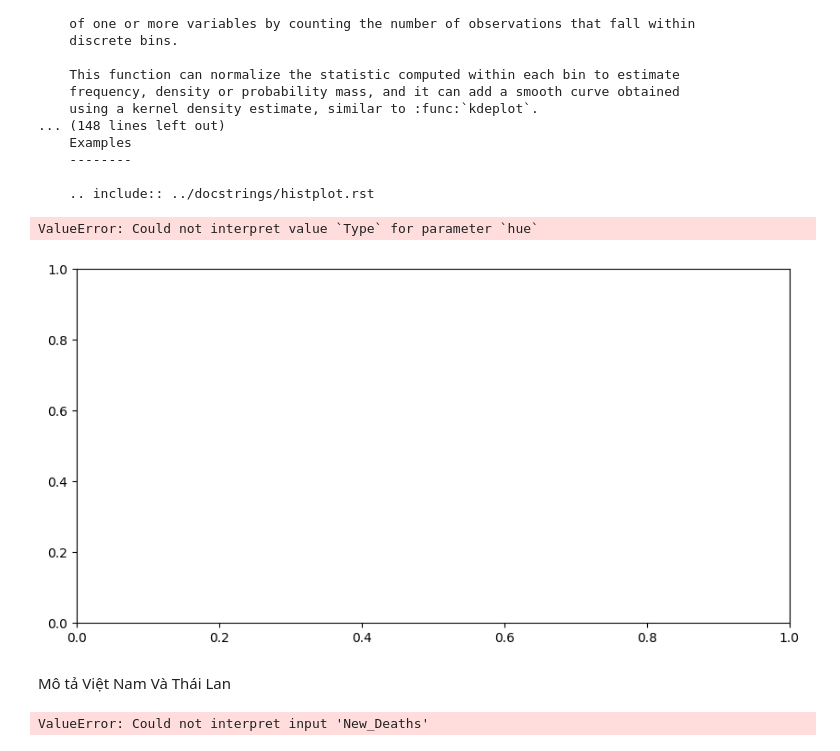
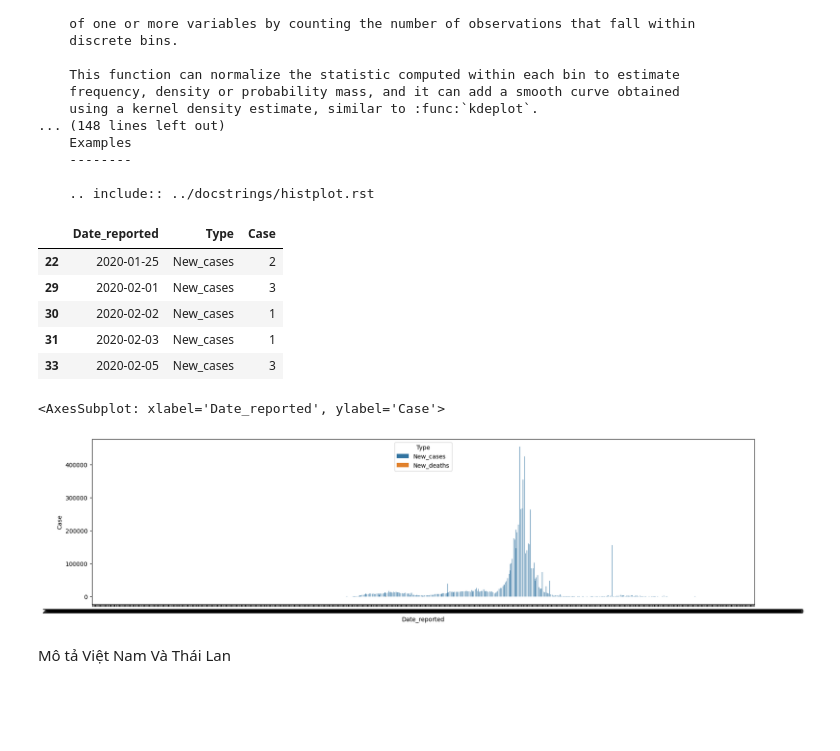
Before and after one commit to tonypham90/TKUD_KHTN, a Jupyter notebook: BT/BT2/Baitap2.ipynb, the cells around one changed output. Drawn from its saved outputs; the diff is of its cells as text; code cells hidden in the pictures; blank space fills up the shorter version.

```diff
--- a/BT/BT2/Baitap2.ipynb
+++ b/BT/BT2/Baitap2.ipynb
@@ -569,25 +578,34 @@ histplot(data=None, *, x=None, y=None, hue=None, weights=None, stat='count', bin
     --------
 
     .. include:: ../docstrings/histplot.rst
+# %%
+df_vn_format = df_vn_format[df_vn_format['Case']!=0]
+df_vn_format.head()
+# %% [output]
+|  | Date_reported | Type | Case |
+| 22 | 2020-01-25 | New_cases | 2 |
+| 29 | 2020-02-01 | New_cases | 3 |
+| 30 | 2020-02-02 | New_cases | 1 |
+| 31 | 2020-02-03 | New_cases | 1 |
+| 33 | 2020-02-05 | New_cases | 3 |
 # %%
-f = plt.figure(figsize=(10,5))
+f = plt.figure(figsize=(20,5))
 ax = f.add_subplot(1,1,1)
 
 
-sns.histplot(data=df_vn,ax=ax,stat='count',multiple='dodge',x='Date_reported',palette="mako",hue='Type',element='bars',legend='True',bins=20)
-ax.set_title('Histogram Xếp Chồng cho nhóm Sống(Yes)/Chết(No)')
-ax.set_xlabel('Age')
-ax.set_ylabel("Tần xuất")
-ax.set_label(['Sống','Chết'])
+sns.barplot(data=df_vn_format,x='Date_reported',hue='Type',y='Case',)
+# ax.set_title('Histogram Xếp Chồng cho nhóm Sống(Yes)/Chết(No)')
+# ax.set_xlabel('Age')
+# ax.set_ylabel("Tần xuất")
+# ax.set_label(['Sống','Chết'])
 # %% [output]
-ValueError: Could not interpret value `Type` for parameter `hue`
+<AxesSubplot: xlabel='Date_reported', ylabel='Case'>
-[figure, old version]
+[figure, new version]
 # %% [markdown]
 Mô tả Việt Nam Và Thái Lan
 # %%
 dfsort= df[df['Country_code'].isin(['VN','TH'])].dropna()
+dfsort = dfsort
 vnvsth=dfsort[['Date_reported','Country','New_cases','New_deaths']].sort_values('Date_reported')
-vnvsth.head()
-sns.barplot(data=vnvsth,y='New_Deaths',x='Date_reported')
+# vnvsth.head()
+# print(vnvsth.columns.type())
-# %% [output]
-ValueError: Could not interpret input 'New_Deaths'
```
Also changed, not shown: parts of 7 cells of this notebook, 3 other files.
